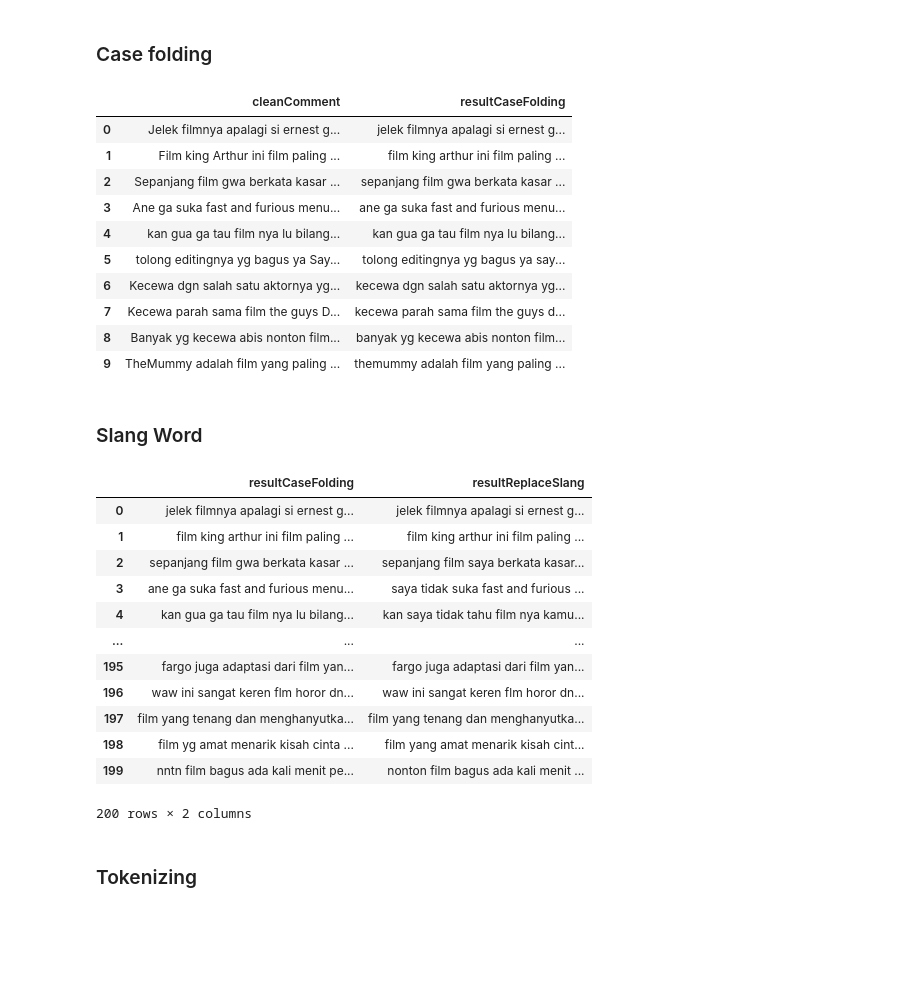
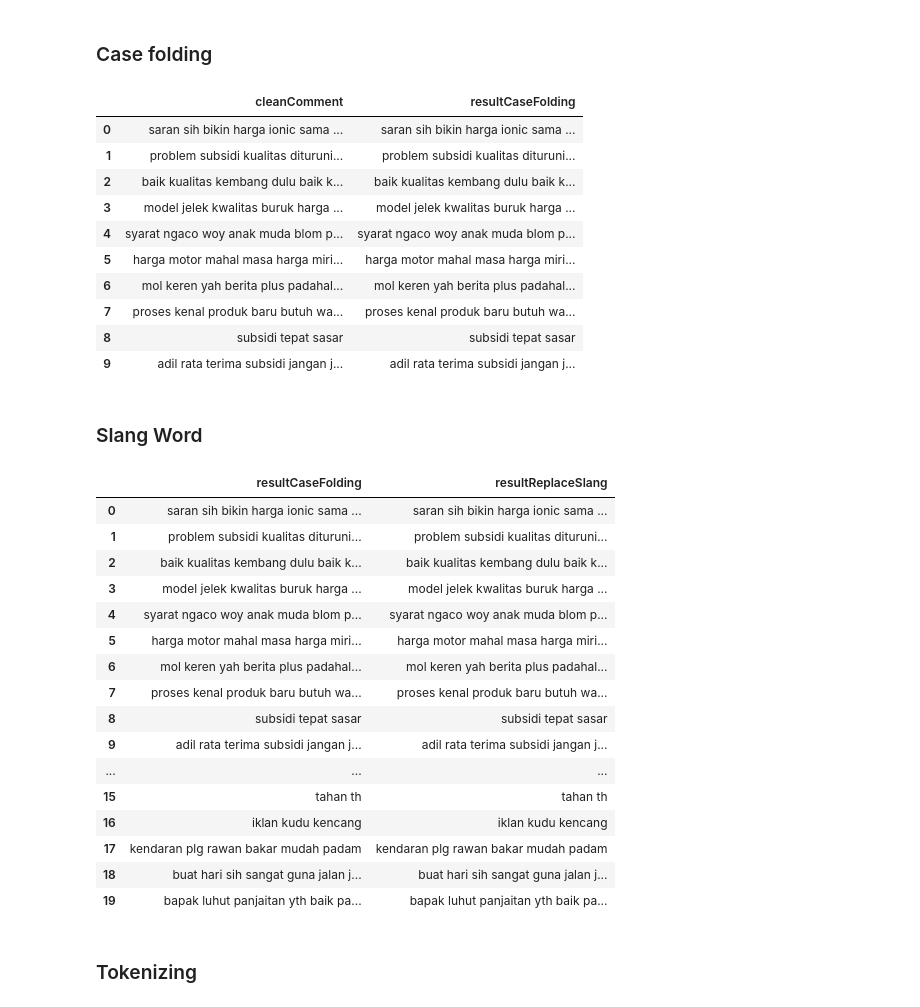
Before and after one commit to ardwiinoo/knn-sentiment-analysis, a Jupyter notebook: notebook/cleaning.ipynb, the cells around one changed output. Drawn from its saved outputs; the diff is of its cells as text; code cells hidden in the pictures; blank space fills up the shorter version.

```diff
--- a/notebook/cleaning.ipynb
+++ b/notebook/cleaning.ipynb
@@ -3,6 +3,6 @@
 # %%
 import pandas as pd
 # %%
-df = pd.read_csv('./dataset/dataset_tweet_sentiment_opini_film.csv', encoding='utf-8')
+df = pd.read_csv('../dataset/dataset_mobil_listrik.csv', encoding='utf-8')
 df
 # %% [output]
@@ -22,6 +22,8 @@ df
 # %%
 # 'ind' or 'en'
 LANGUAGE='ind'
+# %%
+df['text_cleaning'] = df['text_cleaning'].astype(str)
 # %% [markdown]
 ### Cleaning
 # %%
@@ -41,6 +43,6 @@ def cleanComment(comment):
         print(f"Err: Failed to clean comments due to {str(e)}")
         return comment
 # %%
-df['cleanComment'] = df['Text Tweet'].apply(lambda x: cleanComment(x))
-df[['Text Tweet', 'cleanComment']].head(20)
+df['cleanComment'] = df['text_cleaning'].apply(lambda x: cleanComment(x))
+df[['text_cleaning', 'cleanComment']].head(20)
 # %% [output]
@@ -76,16 +78,16 @@ df['resultCaseFolding'] = df['cleanComment'].apply(caseFolding)
 df[['cleanComment', 'resultCaseFolding']].head(10)
 # %% [output]
 |  | cleanComment | resultCaseFolding |
-| 0 | Jelek filmnya apalagi si ernest g... | jelek filmnya apalagi si ernest g... |
-| 1 | Film king Arthur ini film paling ... | film king arthur ini film paling ... |
-| 2 | Sepanjang film gwa berkata kasar ... | sepanjang film gwa berkata kasar ... |
-| 3 | Ane ga suka fast and furious menu... | ane ga suka fast and furious menu... |
-| 4 | kan gua ga tau film nya lu bilang... | kan gua ga tau film nya lu bilang... |
-| 5 | tolong editingnya yg bagus ya Say... | tolong editingnya yg bagus ya say... |
-| 6 | Kecewa dgn salah satu aktornya yg... | kecewa dgn salah satu aktornya yg... |
-| 7 | Kecewa parah sama film the guys D... | kecewa parah sama film the guys d... |
-| 8 | Banyak yg kecewa abis nonton film... | banyak yg kecewa abis nonton film... |
-| 9 | TheMummy adalah film yang paling ... | themummy adalah film yang paling ... |
+| 0 | saran sih bikin harga ionic sama ... | saran sih bikin harga ionic sama ... |
+| 1 | problem subsidi kualitas dituruni... | problem subsidi kualitas dituruni... |
+| 2 | baik kualitas kembang dulu baik k... | baik kualitas kembang dulu baik k... |
+| 3 | model jelek kwalitas buruk harga ... | model jelek kwalitas buruk harga ... |
+| 4 | syarat ngaco woy anak muda blom p... | syarat ngaco woy anak muda blom p... |
+| 5 | harga motor mahal masa harga miri... | harga motor mahal masa harga miri... |
+| 6 | mol keren yah berita plus padahal... | mol keren yah berita plus padahal... |
+| 7 | proses kenal produk baru butuh wa... | proses kenal produk baru butuh wa... |
+| 8 | subsidi tepat sasar | subsidi tepat sasar |
+| 9 | adil rata terima subsidi jangan j... | adil rata terima subsidi jangan j... |
 # %% [markdown]
 ### Slang Word
 # %%
@@ -111,21 +113,25 @@ def replaceSlangWords(comment, language):
         return comment
 # %%
 df['resultReplaceSlang'] = df['resultCaseFolding'].apply(lambda x: replaceSlangWords(x, LANGUAGE))
-df[['resultCaseFolding', 'resultReplaceSlang']]
+df[['resultCaseFolding', 'resultReplaceSlang']].head(20)
 # %% [output]
 |  | resultCaseFolding | resultReplaceSlang |
-| 0 | jelek filmnya apalagi si ernest g... | jelek filmnya apalagi si ernest g... |
-| 1 | film king arthur ini film paling ... | film king arthur ini film paling ... |
-| 2 | sepanjang film gwa berkata kasar ... | sepanjang film saya berkata kasar... |
-| 3 | ane ga suka fast and furious menu... | saya tidak suka fast and furious ... |
-| 4 | kan gua ga tau film nya lu bilang... | kan saya tidak tahu film nya kamu... |
+| 0 | saran sih bikin harga ionic sama ... | saran sih bikin harga ionic sama ... |
+| 1 | problem subsidi kualitas dituruni... | problem subsidi kualitas dituruni... |
+| 2 | baik kualitas kembang dulu baik k... | baik kualitas kembang dulu baik k... |
+| 3 | model jelek kwalitas buruk harga ... | model jelek kwalitas buruk harga ... |
+| 4 | syarat ngaco woy anak muda blom p... | syarat ngaco woy anak muda blom p... |
+| 5 | harga motor mahal masa harga miri... | harga motor mahal masa harga miri... |
+| 6 | mol keren yah berita plus padahal... | mol keren yah berita plus padahal... |
+| 7 | proses kenal produk baru butuh wa... | proses kenal produk baru butuh wa... |
+| 8 | subsidi tepat sasar | subsidi tepat sasar |
+| 9 | adil rata terima subsidi jangan j... | adil rata terima subsidi jangan j... |
 | ... | ... | ... |
-| 195 | fargo juga adaptasi dari film yan... | fargo juga adaptasi dari film yan... |
-| 196 | waw ini sangat keren flm horor dn... | waw ini sangat keren flm horor dn... |
-| 197 | film yang tenang dan menghanyutka... | film yang tenang dan menghanyutka... |
-| 198 | film yg amat menarik kisah cinta ... | film yang amat menarik kisah cint... |
-| 199 | nntn film bagus ada kali menit pe... | nonton film bagus ada kali menit ... |
+| 15 | tahan th | tahan th |
+| 16 | iklan kudu kencang | iklan kudu kencang |
+| 17 | kendaran plg rawan bakar mudah padam | kendaran plg rawan bakar mudah padam |
+| 18 | buat hari sih sangat guna jalan j... | buat hari sih sangat guna jalan j... |
+| 19 | bapak luhut panjaitan yth baik pa... | bapak luhut panjaitan yth baik pa... |
-200 rows × 2 columns
 # %% [markdown]
 ### Tokenizing
 # %%
```
Also changed, not shown: parts of 8 cells of this notebook.
